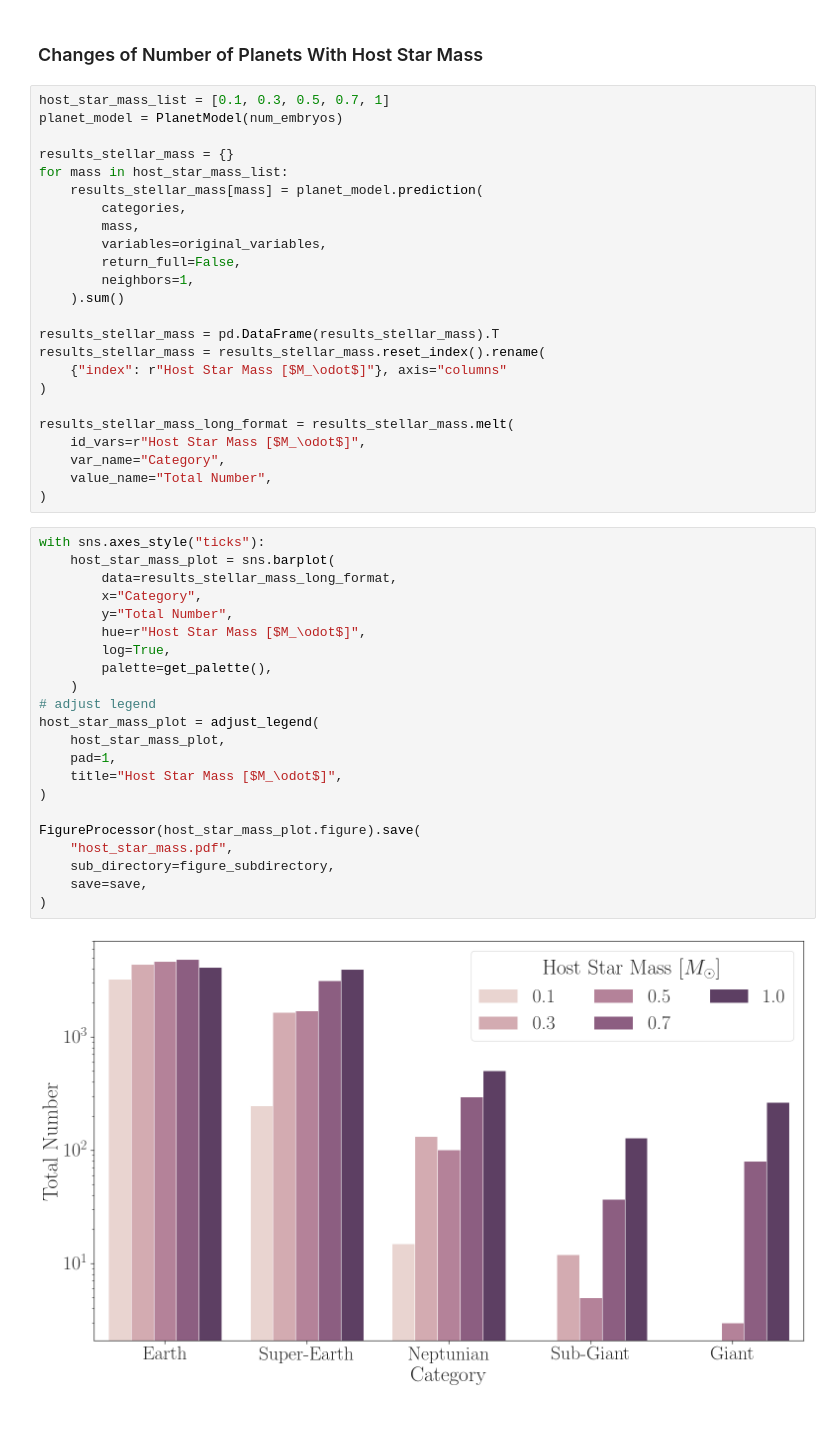
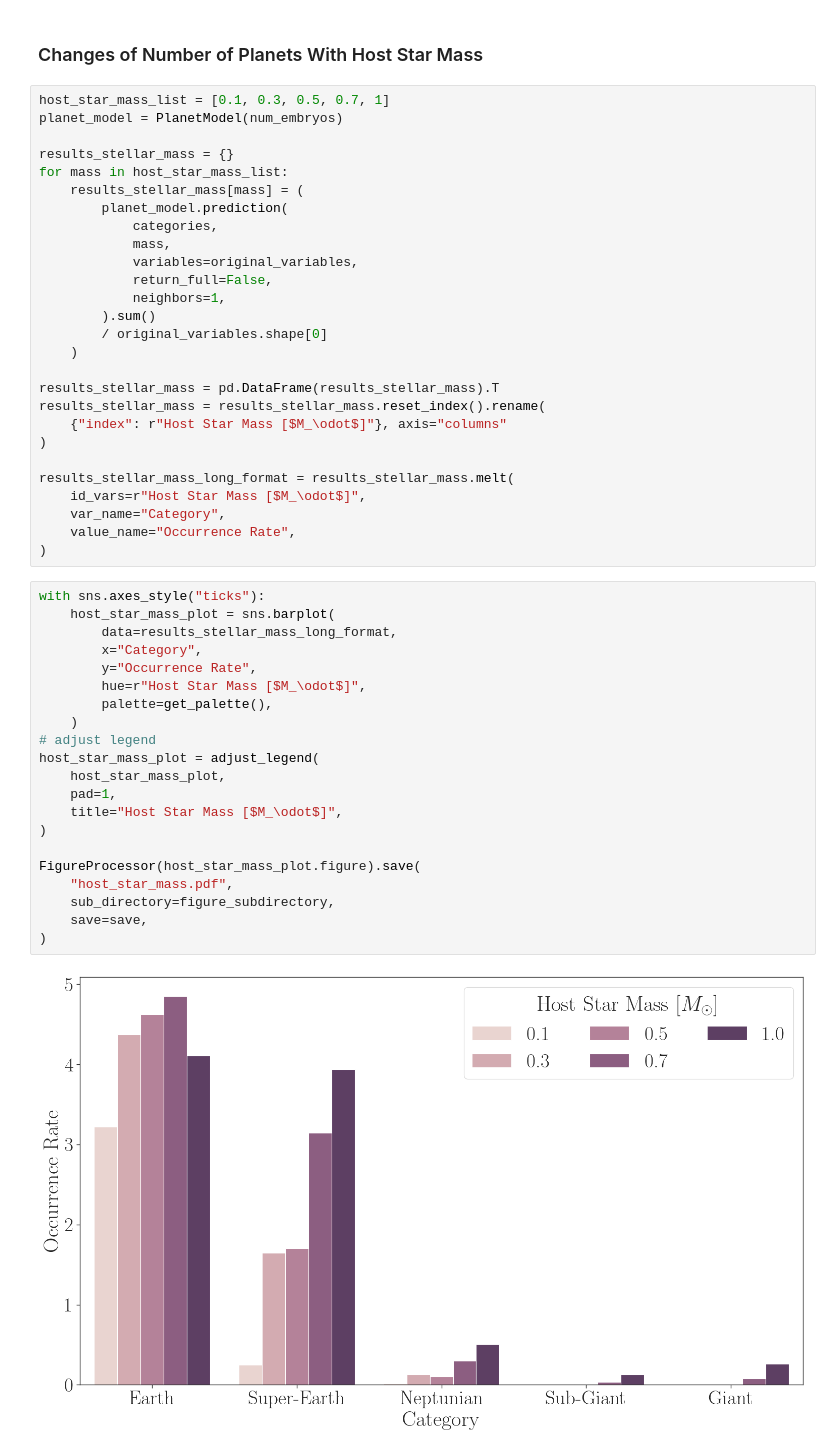
Before and after one commit to ChrisBoettner/skaro, a Jupyter notebook: notebooks/Original_NGPPS_sample.ipynb, the cells around one changed output. Drawn from its saved outputs; the diff is of its cells as text; blank space fills up the shorter version.

```diff
--- a/notebooks/Original_NGPPS_sample.ipynb
+++ b/notebooks/Original_NGPPS_sample.ipynb
@@ -206,13 +209,16 @@ planet_model = PlanetModel(num_embryos)
 
 results_stellar_mass = {}
 for mass in host_star_mass_list:
-    results_stellar_mass[mass] = planet_model.prediction(
-        categories,
-        mass,
-        variables=original_variables,
-        return_full=False,
-        neighbors=1,
-    ).sum()
+    results_stellar_mass[mass] = (
+        planet_model.prediction(
+            categories,
+            mass,
+            variables=original_variables,
+            return_full=False,
+            neighbors=1,
+        ).sum()
+        / original_variables.shape[0]
+    )
 
 results_stellar_mass = pd.DataFrame(results_stellar_mass).T
 results_stellar_mass = results_stellar_mass.reset_index().rename(
@@ -222,29 +228,28 @@ results_stellar_mass = results_stellar_mass.reset_index().rename(
 results_stellar_mass_long_format = results_stellar_mass.melt(
     id_vars=r"Host Star Mass [$M_\odot$]",
     var_name="Category",
-    value_name="Total Number",
+    value_name="Occurrence Rate",
 )
 # %%
 with sns.axes_style("ticks"):
     host_star_mass_plot = sns.barplot(
         data=results_stellar_mass_long_format,
         x="Category",
-        y="Total Number",
+        y="Occurrence Rate",
         hue=r"Host Star Mass [$M_\odot$]",
-        log=True,
         palette=get_palette(),
     )
 # adjust legend
 host_star_mass_plot = adjust_legend(
     host_star_mass_plot,
     pad=1,
     title="Host Star Mass [$M_\odot$]",
 )
 
 FigureProcessor(host_star_mass_plot.figure).save(
     "host_star_mass.pdf",
     sub_directory=figure_subdirectory,
     save=save,
 )
 # %% [output]
-[figure, old version]
+[figure, new version]
```
Also changed, not shown: parts of 5 cells of this notebook, 7 other files.
